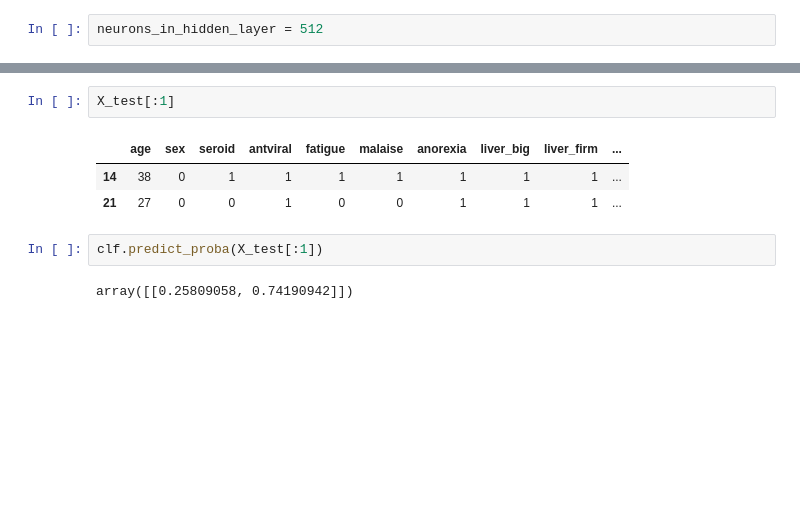
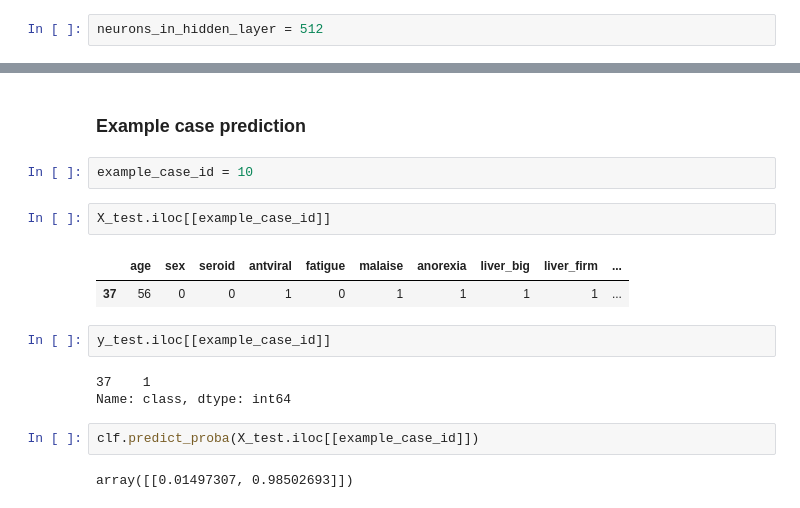
Before and after one commit to werd0n4/hepatitis_neural_network_classifier, a Jupyter notebook: main.ipynb, the cells around one changed output, grey strips where cells are left out. Saved outputs shown, nothing was run; the diff lists cells and outputs as text; blank space fills up the shorter version.

```diff
--- a/main.ipynb
+++ b/main.ipynb
@@ -141,10 +149,18 @@ MLPClassifier(early_stopping=True, hidden_layer_sizes=512, max_iter=500,
-# %%
-X_test[:1]
-# %% [output]
-|  | age | sex | seroid | antviral | fatigue | malaise | anorexia | liver_big | liver_firm | ... |
-| 14 | 38 | 0 | 1 | 1 | 1 | 1 | 1 | 1 | 1 | ... |
-| 21 | 27 | 0 | 0 | 1 | 0 | 0 | 1 | 1 | 1 | ... |
+# %% [markdown]
+### Example case prediction
+# %%
+example_case_id = 10
+# %%
+X_test.iloc[[example_case_id]]
+# %% [output]
+|  | age | sex | seroid | antviral | fatigue | malaise | anorexia | liver_big | liver_firm | ... |
+| 37 | 56 | 0 | 0 | 1 | 0 | 1 | 1 | 1 | 1 | ... |
+# %%
+y_test.iloc[[example_case_id]]
+# %% [output]
+37    1
+Name: class, dtype: int64
 # %%
-clf.predict_proba(X_test[:1])
+clf.predict_proba(X_test.iloc[[example_case_id]])
 # %% [output]
-array([[0.25809058, 0.74190942]])
+array([[0.01497307, 0.98502693]])
```
Also changed, not shown: parts of 7 cells of this notebook.
